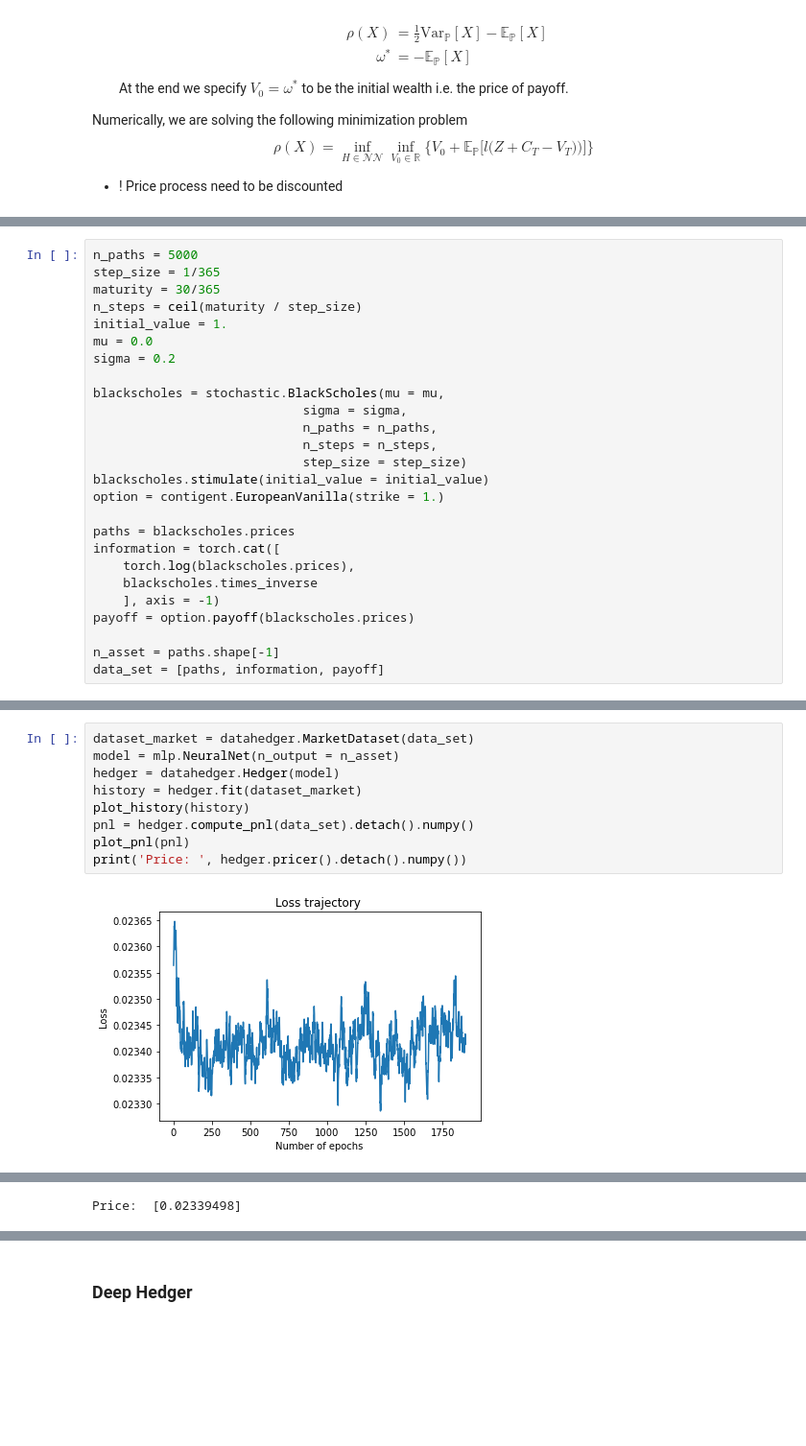
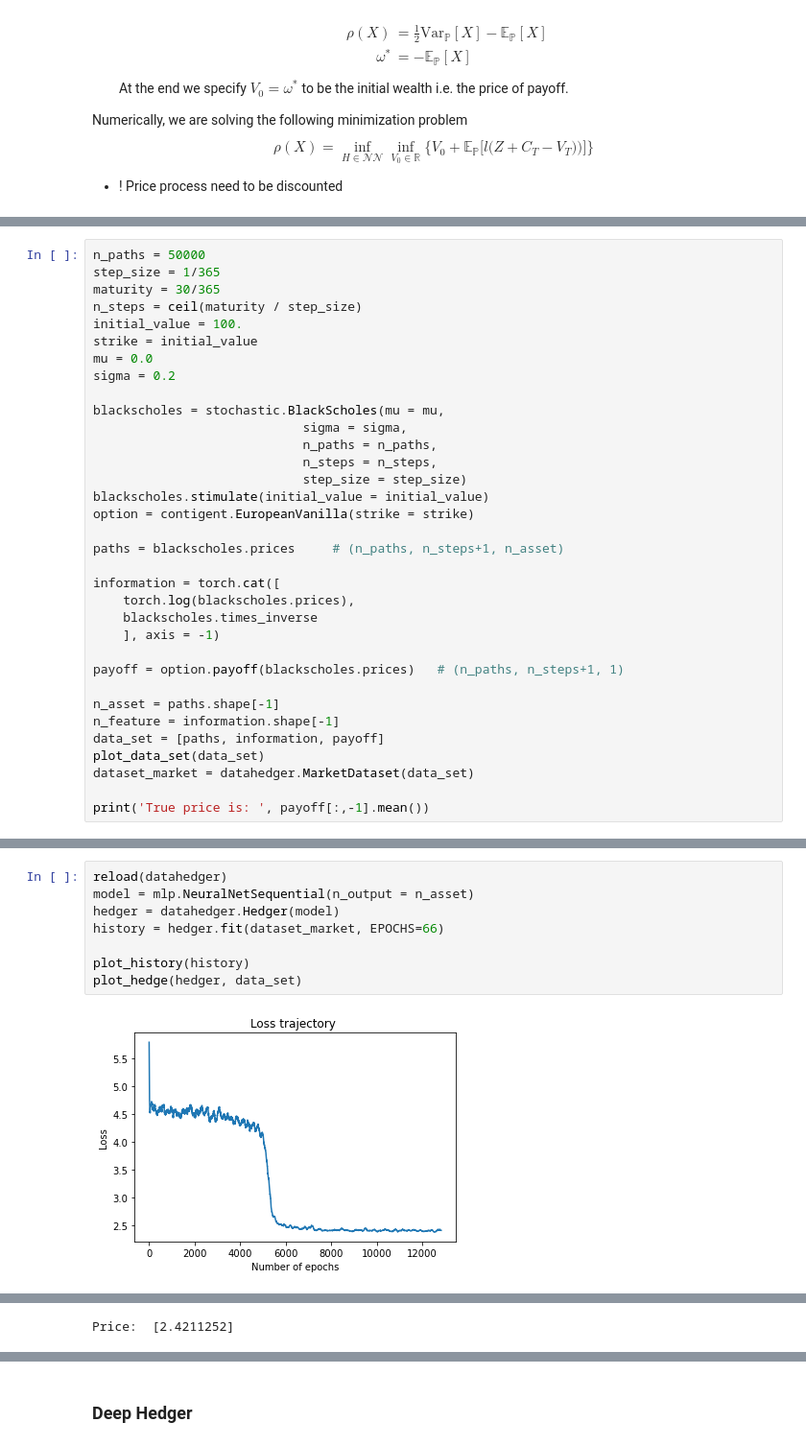
Before and after one commit to justinhou95/NeuralHedge, a Jupyter notebook: deephedge.ipynb, the cells around one changed output, grey strips where cells are left out. Shown at 96% size. Drawn from its saved outputs; the diff is of its cells as text; blank space fills up the shorter version.

```diff
--- a/deephedge.ipynb
+++ b/deephedge.ipynb
@@ -74,9 +68,10 @@ torch.manual_seed(1)
 # %%
-n_paths = 5000
+n_paths = 50000
 step_size = 1/365
 maturity = 30/365
 n_steps = ceil(maturity / step_size)
-initial_value = 1.
+initial_value = 100.
+strike = initial_value
 mu = 0.0
 sigma = 0.2
 
@@ -86,14 +81,21 @@ blackscholes = stochastic.BlackScholes(mu = mu,
                             n_steps = n_steps,
                             step_size = step_size)
 blackscholes.stimulate(initial_value = initial_value)
-option = contigent.EuropeanVanilla(strike = 1.)
+option = contigent.EuropeanVanilla(strike = strike)
 
-paths = blackscholes.prices
+paths = blackscholes.prices     # (n_paths, n_steps+1, n_asset)
+
 information = torch.cat([
     torch.log(blackscholes.prices),
     blackscholes.times_inverse
     ], axis = -1)
-payoff = option.payoff(blackscholes.prices)
+
+payoff = option.payoff(blackscholes.prices)   # (n_paths, n_steps+1, 1)
 
 n_asset = paths.shape[-1]
+n_feature = information.shape[-1]
 data_set = [paths, information, payoff]
+plot_data_set(data_set)
+dataset_market = datahedger.MarketDataset(data_set)
+
+print('True price is: ', payoff[:,-1].mean())
@@ -100,11 +112,10 @@ data_set = [paths, information, payoff]
 # %%
-dataset_market = datahedger.MarketDataset(data_set)
-model = mlp.NeuralNet(n_output = n_asset)
+reload(datahedger)
+model = mlp.NeuralNetSequential(n_output = n_asset)
 hedger = datahedger.Hedger(model)
-history = hedger.fit(dataset_market)
+history = hedger.fit(dataset_market, EPOCHS=66)
+
 plot_history(history)
-pnl = hedger.compute_pnl(data_set).detach().numpy()
-plot_pnl(pnl)
-print('Price: ', hedger.pricer().detach().numpy())
+plot_hedge(hedger, data_set)
 # %% [output]
-[figure, old version]
+[figure, new version]
@@ -112 +123 @@ print('Price: ', hedger.pricer().detach().numpy())
-Price:  [0.02339498]
+Price:  [2.4211252]
```
Also changed, not shown: parts of 13 cells of this notebook, 11 other files.
